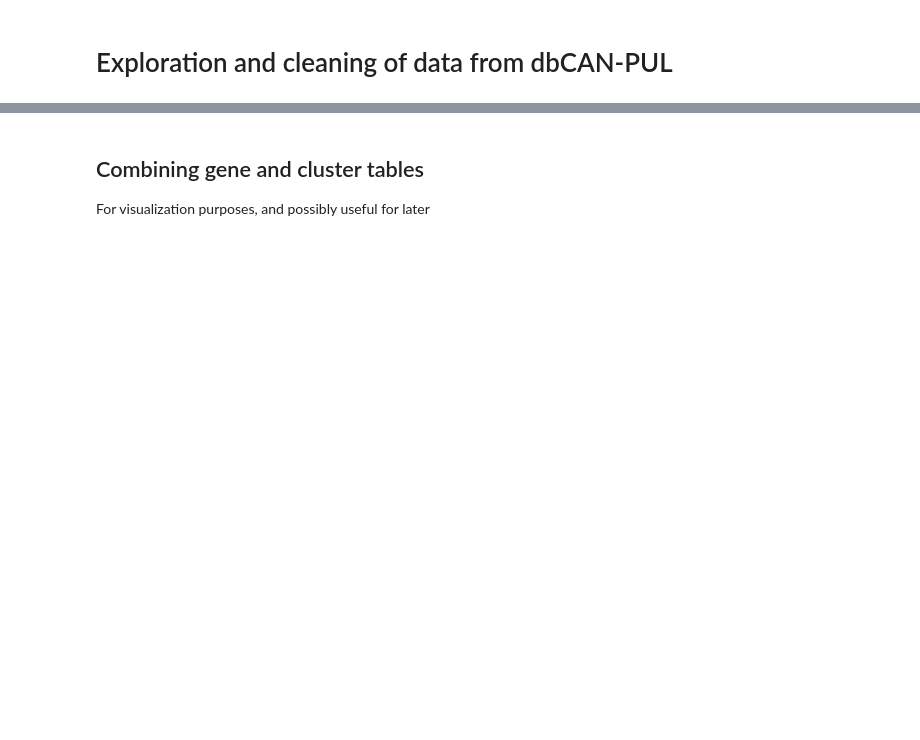
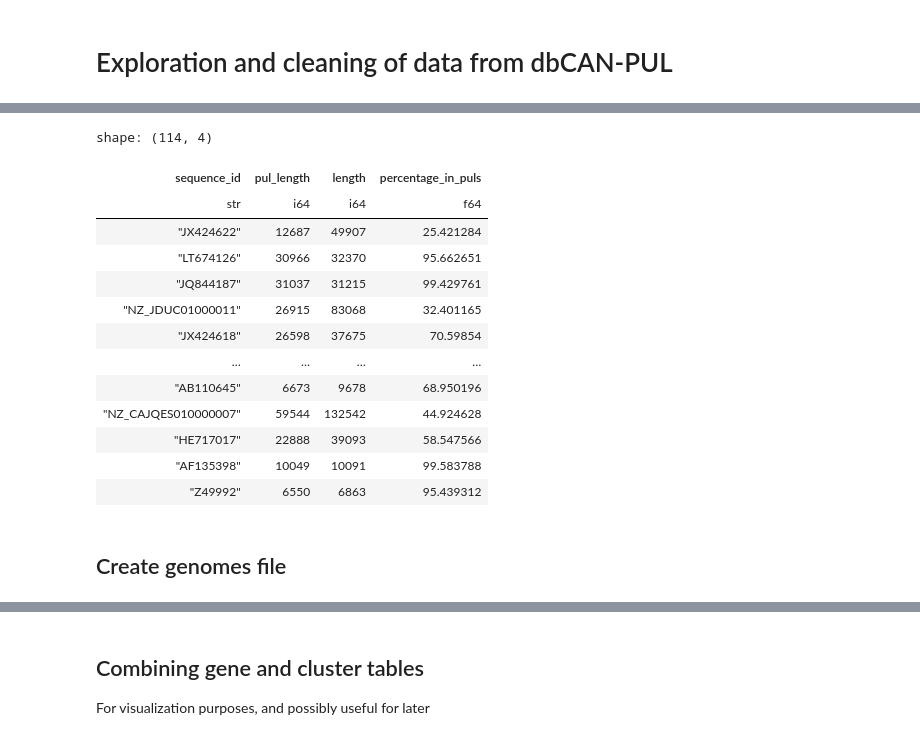
Before and after one commit to brosenthal3/gLM-PUL-Prediction, a Jupyter notebook: src/notebooks/PUL_data_exploration.ipynb, the cells around one changed output, grey strips where cells are left out. Drawn from its saved outputs; the diff is of its cells as text; code cells hidden in the pictures; blank space fills up the shorter version.

```diff
--- a/src/notebooks/PUL_data_exploration.ipynb
+++ b/src/notebooks/PUL_data_exploration.ipynb
@@ -171,0 +206,28 @@ cluster_table = cluster_table[cluster_table['cluster_id'] == 'PUL0456_2'].with_c
+# %%
+def get_percentage_bp_in_puls(cluster_table, length_df):
+    # get total length of PULs per genome
+    pul_lengths = cluster_table.group_by('sequence_id').agg(
+        (polars.col('end') - polars.col('start')).sum().alias('pul_length')).join(length_df, on='sequence_id', how='left')
+    pul_lengths = pul_lengths.with_columns(
+        (polars.col('pul_length') / polars.col('length') * 100).alias('percentage_in_puls')
+    )
+    return pul_lengths
+
+percentage_in_puls = get_percentage_bp_in_puls(cluster_table, lengths_df)
+truncated_genomes = percentage_in_puls.filter(polars.col('percentage_in_puls') > 20, polars.col('length')<1000000)
+display(truncated_genomes)
+# %% [output]
+shape: (114, 4)
+| sequence_id | pul_length | length | percentage_in_puls |
+| str | i64 | i64 | f64 |
+| "JX424622" | 12687 | 49907 | 25.421284 |
+| "LT674126" | 30966 | 32370 | 95.662651 |
+| "JQ844187" | 31037 | 31215 | 99.429761 |
+| "NZ_JDUC01000011" | 26915 | 83068 | 32.401165 |
+| "JX424618" | 26598 | 37675 | 70.59854 |
+| … | … | … | … |
+| "AB110645" | 6673 | 9678 | 68.950196 |
+| "NZ_CAJQES010000007" | 59544 | 132542 | 44.924628 |
+| "HE717017" | 22888 | 39093 | 58.547566 |
+| "AF135398" | 10049 | 10091 | 99.583788 |
+| "Z49992" | 6550 | 6863 | 95.439312 |
@@ -171,0 +237,2 @@ cluster_table = cluster_table[cluster_table['cluster_id'] == 'PUL0456_2'].with_c
+# %% [markdown]
+## Create genomes file
```
Also changed, not shown: parts of 35 cells of this notebook.
